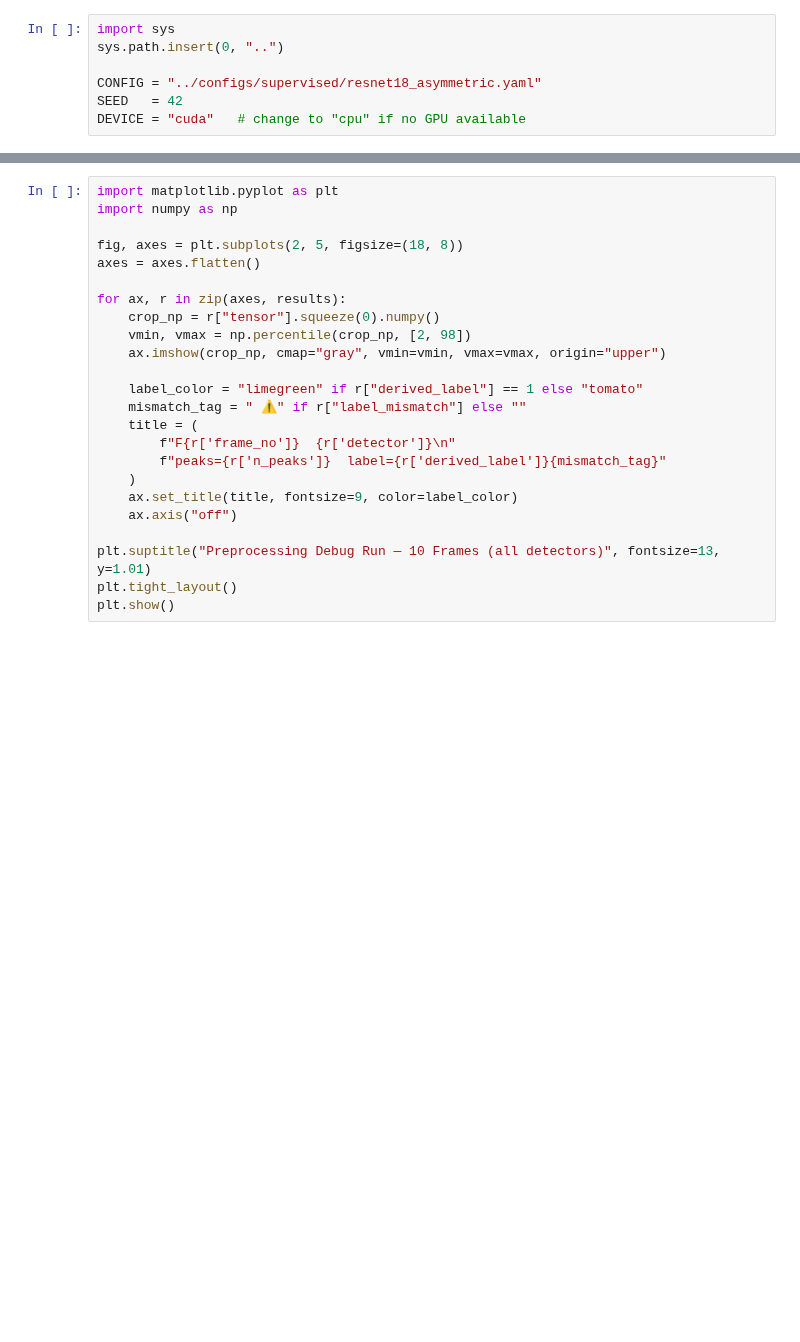
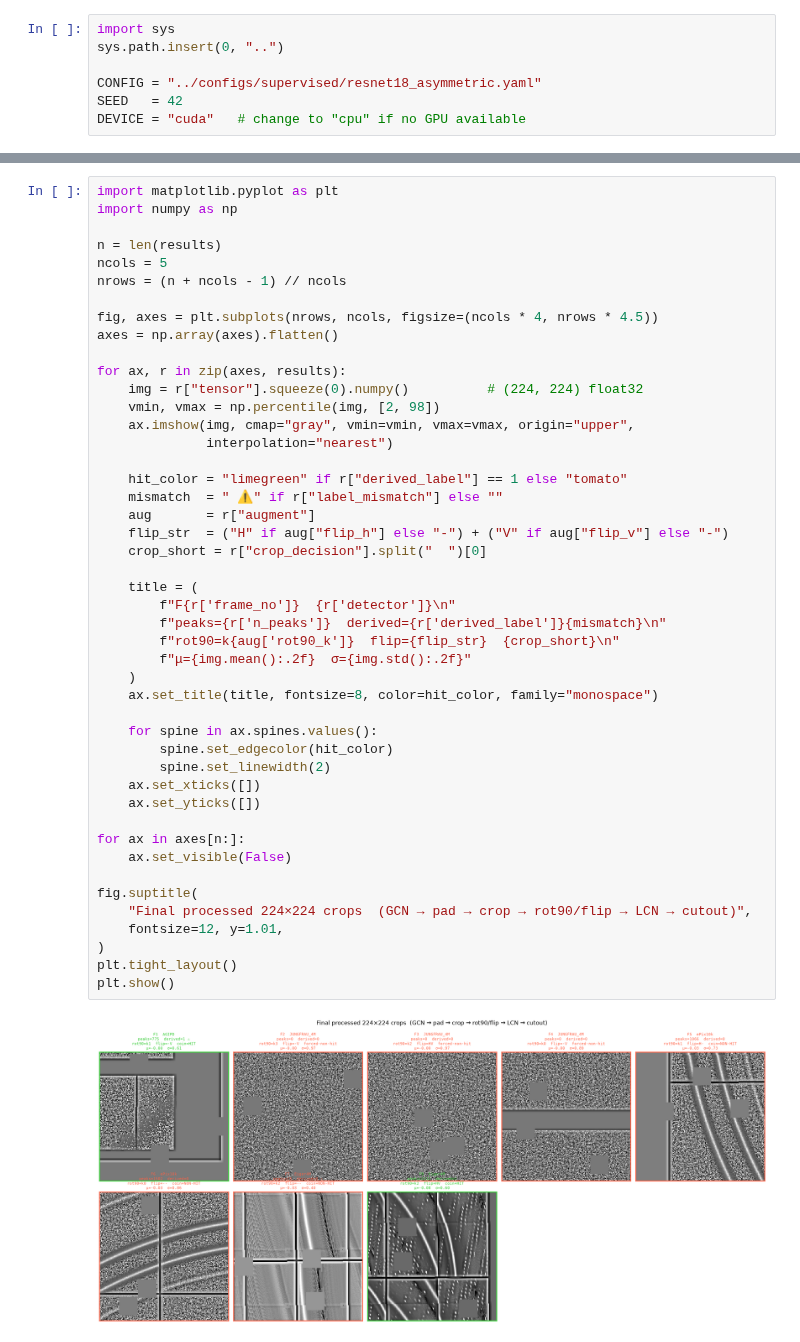
Before and after one commit to gihankaushyal/Hit_finder, a Jupyter notebook: notebooks/pipeline_debug.ipynb, the cells around one changed output, grey strips where cells are left out. Drawn from its saved outputs; the diff is of its cells as text; blank space fills up the shorter version.

```diff
--- a/notebooks/pipeline_debug.ipynb
+++ b/notebooks/pipeline_debug.ipynb
@@ -13,27 +48,51 @@ print(f"\nReturned {len(results)} result dicts.")
 # %%
 import matplotlib.pyplot as plt
 import numpy as np
 
-fig, axes = plt.subplots(2, 5, figsize=(18, 8))
-axes = axes.flatten()
+n = len(results)
+ncols = 5
+nrows = (n + ncols - 1) // ncols
+
+fig, axes = plt.subplots(nrows, ncols, figsize=(ncols * 4, nrows * 4.5))
+axes = np.array(axes).flatten()
 
 for ax, r in zip(axes, results):
-    crop_np = r["tensor"].squeeze(0).numpy()
-    vmin, vmax = np.percentile(crop_np, [2, 98])
-    ax.imshow(crop_np, cmap="gray", vmin=vmin, vmax=vmax, origin="upper")
+    img = r["tensor"].squeeze(0).numpy()          # (224, 224) float32
+    vmin, vmax = np.percentile(img, [2, 98])
+    ax.imshow(img, cmap="gray", vmin=vmin, vmax=vmax, origin="upper",
+              interpolation="nearest")
 
-    label_color = "limegreen" if r["derived_label"] == 1 else "tomato"
-    mismatch_tag = " ⚠" if r["label_mismatch"] else ""
+    hit_color = "limegreen" if r["derived_label"] == 1 else "tomato"
+    mismatch  = " ⚠" if r["label_mismatch"] else ""
+    aug       = r["augment"]
+    flip_str  = ("H" if aug["flip_h"] else "-") + ("V" if aug["flip_v"] else "-")
+    crop_short = r["crop_decision"].split("  ")[0]
+
     title = (
         f"F{r['frame_no']}  {r['detector']}\n"
-        f"peaks={r['n_peaks']}  label={r['derived_label']}{mismatch_tag}"
+        f"peaks={r['n_peaks']}  derived={r['derived_label']}{mismatch}\n"
+        f"rot90=k{aug['rot90_k']}  flip={flip_str}  {crop_short}\n"
+        f"μ={img.mean():.2f}  σ={img.std():.2f}"
     )
-    ax.set_title(title, fontsize=9, color=label_color)
-    ax.axis("off")
+    ax.set_title(title, fontsize=8, color=hit_color, family="monospace")
 
-plt.suptitle("Preprocessing Debug Run — 10 Frames (all detectors)", fontsize=13, y=1.01)
+    for spine in ax.spines.values():
+        spine.set_edgecolor(hit_color)
+        spine.set_linewidth(2)
+    ax.set_xticks([])
+    ax.set_yticks([])
+
+for ax in axes[n:]:
+    ax.set_visible(False)
+
+fig.suptitle(
+    "Final processed 224×224 crops  (GCN → pad → crop → rot90/flip → LCN → cutout)",
+    fontsize=12, y=1.01,
+)
 plt.tight_layout()
 plt.show()
+# %% [output]
+[figure, added]
 # %%
 import pandas as pd
 
```
Also changed, not shown: parts of 5 cells of this notebook, 5 other files.
